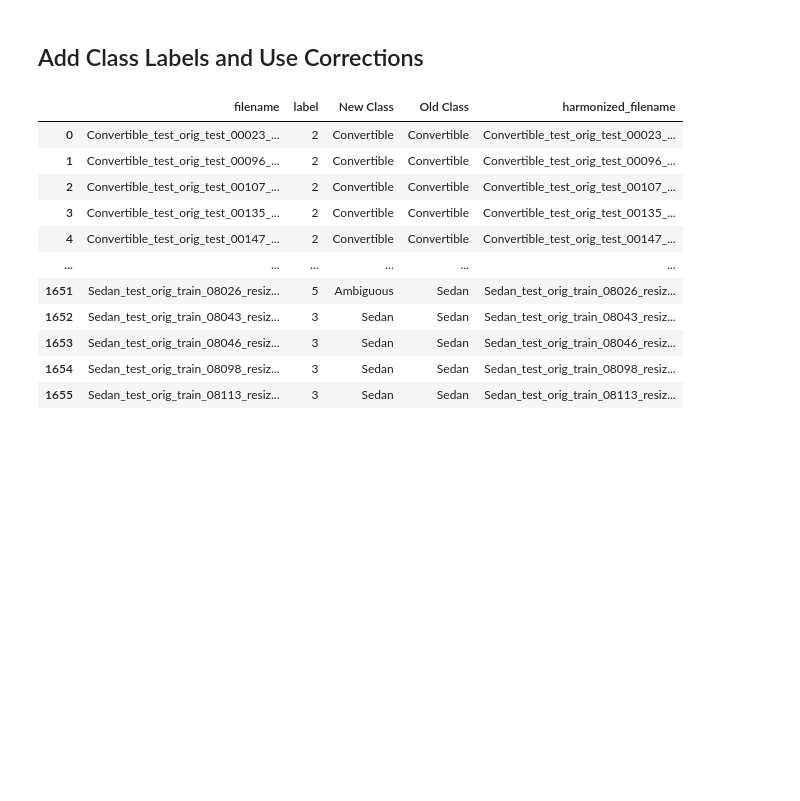
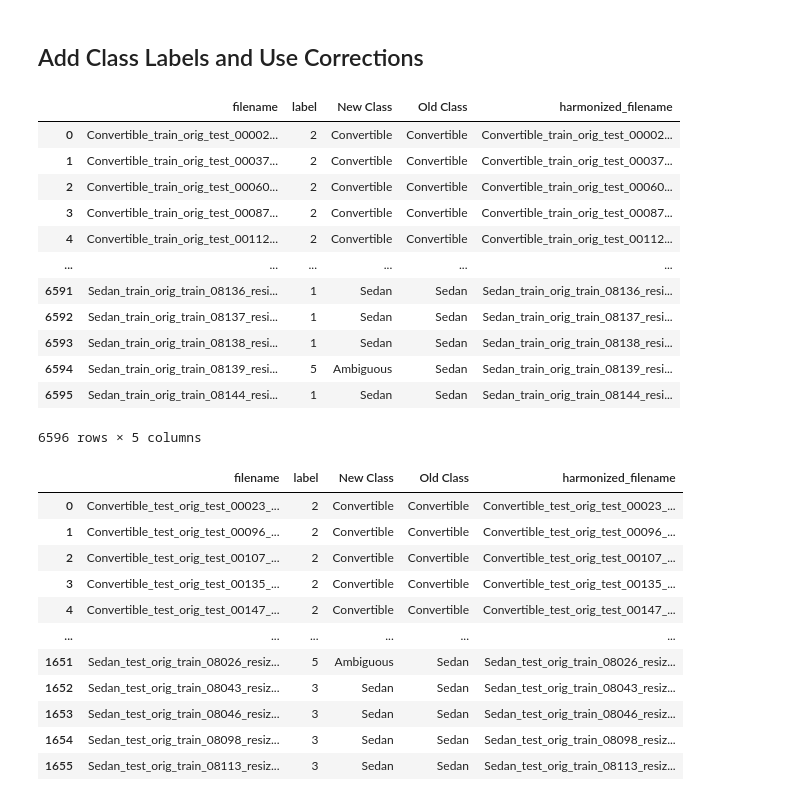
Before and after one commit to ijyliu/computer-vision-project, a Jupyter notebook: Code/Feature Construction/Combine All Features/Combine All Features.ipynb, the cells around one changed output. Saved outputs shown, nothing was run; the diff lists cells and outputs as text; code cells hidden in the pictures; blank space fills up the shorter version.

```diff
--- a/Code/Feature Construction/Combine All Features/Combine All Features.ipynb
+++ b/Code/Feature Construction/Combine All Features/Combine All Features.ipynb
@@ -164,6 +164,23 @@ all_features['harmonized_filename'].iloc[0]
 all_features['Class'] = all_features['harmonized_filename'].apply(lambda x: x.split('_')[0])
 # %%
 # Correct class for items in train dataset
+# Load "relabeled_train_no_blur_old_and_new_labels.xlsx"
+relabeled_train_no_blur_old_and_new_labels = pd.read_excel('../../../Data/Relabeled_Train_No_Blur/relabeled_train_no_blur_old_and_new_labels.xlsx')
+relabeled_train_no_blur_old_and_new_labels
+# %% [output]
+|  | filename | label | New Class | Old Class | harmonized_filename |
+| 0 | Convertible_train_orig_test_00002... | 2 | Convertible | Convertible | Convertible_train_orig_test_00002... |
+| 1 | Convertible_train_orig_test_00037... | 2 | Convertible | Convertible | Convertible_train_orig_test_00037... |
+| 2 | Convertible_train_orig_test_00060... | 2 | Convertible | Convertible | Convertible_train_orig_test_00060... |
+| 3 | Convertible_train_orig_test_00087... | 2 | Convertible | Convertible | Convertible_train_orig_test_00087... |
+| 4 | Convertible_train_orig_test_00112... | 2 | Convertible | Convertible | Convertible_train_orig_test_00112... |
+| ... | ... | ... | ... | ... | ... |
+| 6591 | Sedan_train_orig_train_08136_resi... | 1 | Sedan | Sedan | Sedan_train_orig_train_08136_resi... |
+| 6592 | Sedan_train_orig_train_08137_resi... | 1 | Sedan | Sedan | Sedan_train_orig_train_08137_resi... |
+| 6593 | Sedan_train_orig_train_08138_resi... | 1 | Sedan | Sedan | Sedan_train_orig_train_08138_resi... |
+| 6594 | Sedan_train_orig_train_08139_resi... | 5 | Ambiguous | Sedan | Sedan_train_orig_train_08139_resi... |
+| 6595 | Sedan_train_orig_train_08144_resi... | 1 | Sedan | Sedan | Sedan_train_orig_train_08144_resi... |
+6596 rows × 5 columns
 # %%
 # Correct class for items in test dataset
 # Load "relabeled_test_no_blur_old_and_new_labels.xlsx"
```
Also changed, not shown: parts of 5 cells of this notebook, 43 other files.
